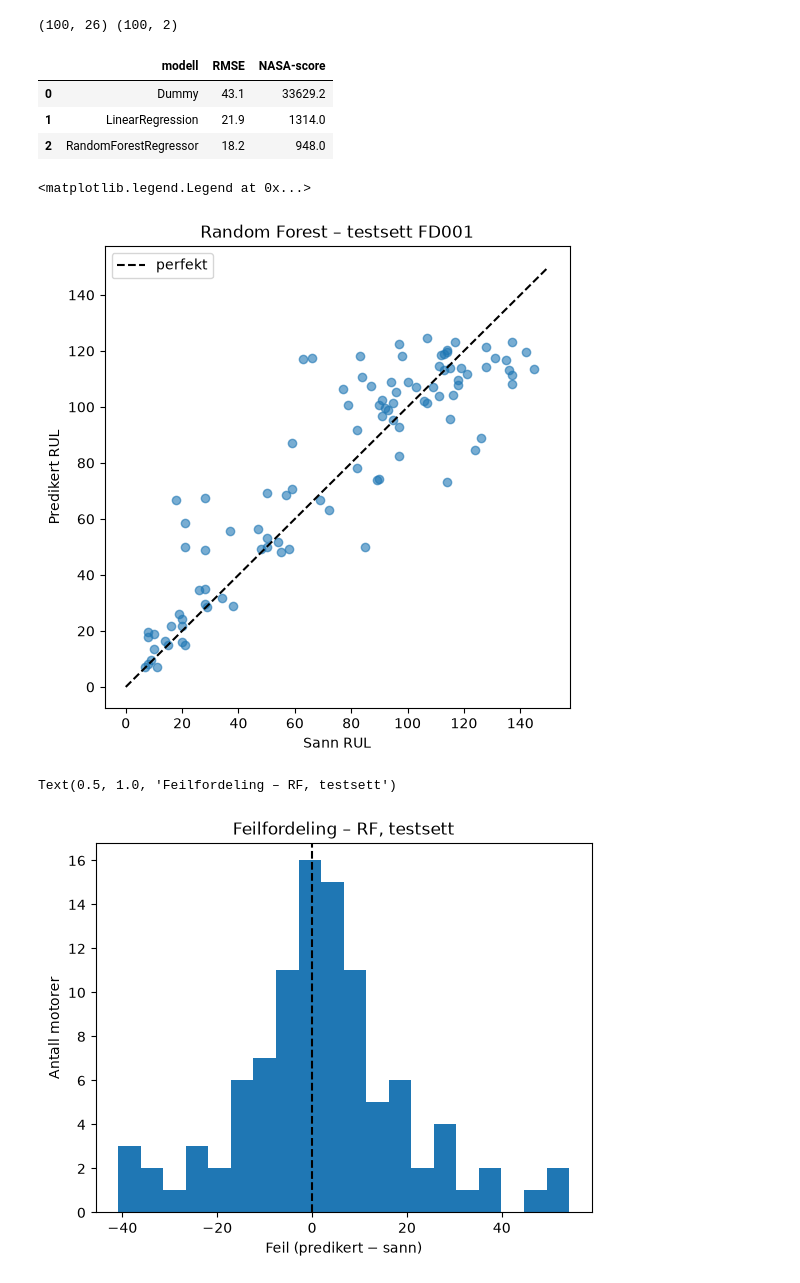
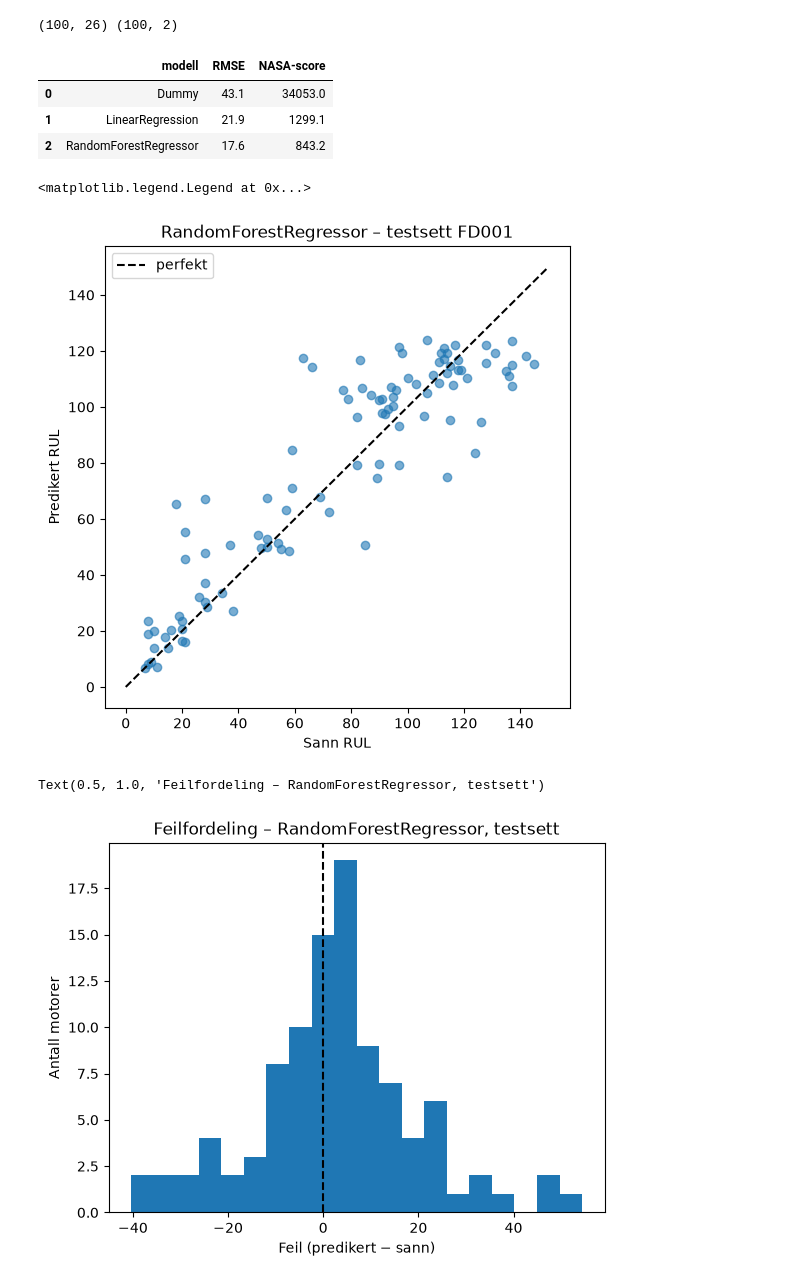
Before and after one commit to 184887/cmapss-rul, a Jupyter notebook: notebooks/RUL.ipynb, the cells around one changed output. Cells and saved outputs as stored; diff of their text form; code cells hidden in the pictures.

```diff
--- a/notebooks/RUL.ipynb
+++ b/notebooks/RUL.ipynb
@@ -146,0 +153,27 @@ R2 0.8305824891309027
+# %%
+from sklearn.dummy import DummyRegressor
+
+G = 40                      # grense for «lav RUL», se teksten over
+lav = (y_val <= G).values
+
+models = {
+    "Dummy": DummyRegressor(strategy="mean"),
+    "LinearRegression": LinearRegression(),
+    "RandomForestRegressor": RandomForestRegressor(n_estimators=100, random_state=42, n_jobs=-1),
+}
+
+resultater_val = []
+for navn, modell in models.items():
+    modell.fit(X_train, y_train)
+    pred = modell.predict(X_val)
+    resultater_val.append({
+        "modell": navn,
+        "RMSE": mean_squared_error(y_val, pred) ** 0.5,
+        "NASA-score (snitt, alle rader)": nasa_score(y_val, pred) / len(y_val),
+        f"NASA-score (snitt, RUL ≤ {G})": nasa_score(y_val[lav], pred[lav]) / lav.sum(),
+    })
+
+resultater_val = pd.DataFrame(resultater_val).set_index("modell")
+beste = resultater_val[f"NASA-score (snitt, RUL ≤ {G})"].idxmin()
+print("Valgt modell:", beste)
+resultater_val.round(2)
@@ -157,17 +258,10 @@ print(last.shape, truth.shape)
 # %% [output]
 (100, 26) (100, 2)
 # %%
-from sklearn.dummy import DummyRegressor
-
-models = {"Dummy": DummyRegressor(strategy="mean"),
-        "LinearRegression": LinearRegression(),
-          "RandomForestRegressor": RandomForestRegressor(n_estimators=100, random_state=42, n_jobs=-1)
-          }
-
+# samme modeller som i 5.1 (trent på X_train), ingen ny trening
 resultater = []
 
 for navn, modell in models.items():
-    modell.fit(X,y)
     pred = modell.predict(last[features])
     resultater.append({
         "modell": navn,
@@ -178,27 +272,26 @@ for navn, modell in models.items():
 pd.DataFrame(resultater).round(1)
 # %% [output]
 |  | modell | RMSE | NASA-score |
-| 0 | Dummy | 43.1 | 33629.2 |
-| 1 | LinearRegression | 21.9 | 1314.0 |
-| 2 | RandomForestRegressor | 18.2 | 948.0 |
+| 0 | Dummy | 43.1 | 34053.0 |
+| 1 | LinearRegression | 21.9 | 1299.1 |
+| 2 | RandomForestRegressor | 17.6 | 843.2 |
 # %%
-rf = models["RandomForestRegressor"]
-pred = rf.predict(last[features])
+pred = models[beste].predict(last[features])
 
 plt.figure(figsize=(6, 6))
 plt.scatter(truth["RUL"], pred, alpha=0.6)
 plt.plot([0, 150], [0, 150], "k--", label="perfekt")
 plt.xlabel("Sann RUL"); plt.ylabel("Predikert RUL")
-plt.title("Random Forest – testsett FD001"); plt.legend()
+plt.title(f"{beste} – testsett FD001"); plt.legend()
 # %% [output]
 <matplotlib.legend.Legend at 0x...>
-[figure, old version]
+[figure, new version]
 # %%
 d = pred - truth["RUL"]
 plt.hist(d, bins=20)
 plt.axvline(0, color="k", ls="--")
 plt.xlabel("Feil (predikert − sann)"); plt.ylabel("Antall motorer")
-plt.title("Feilfordeling – RF, testsett")
+plt.title(f"Feilfordeling – {beste}, testsett")
 # %% [output]
-Text(0.5, 1.0, 'Feilfordeling – RF, testsett')
+Text(0.5, 1.0, 'Feilfordeling – RandomForestRegressor, testsett')
-[figure, old version]
+[figure, new version]
```
Also changed, not shown: parts of 8 cells of this notebook, 8 other files.
